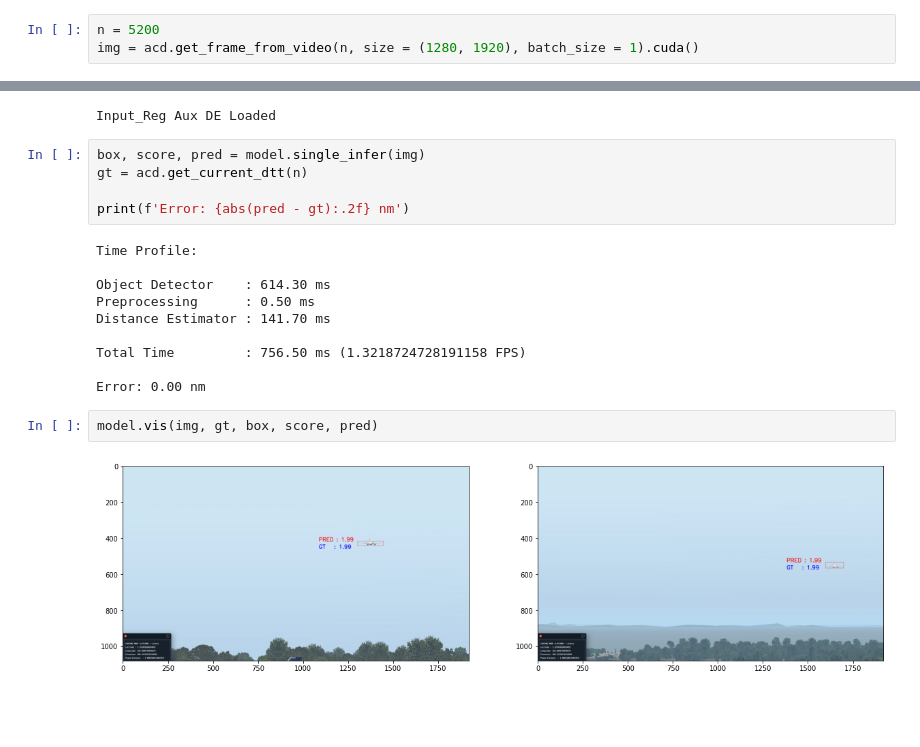
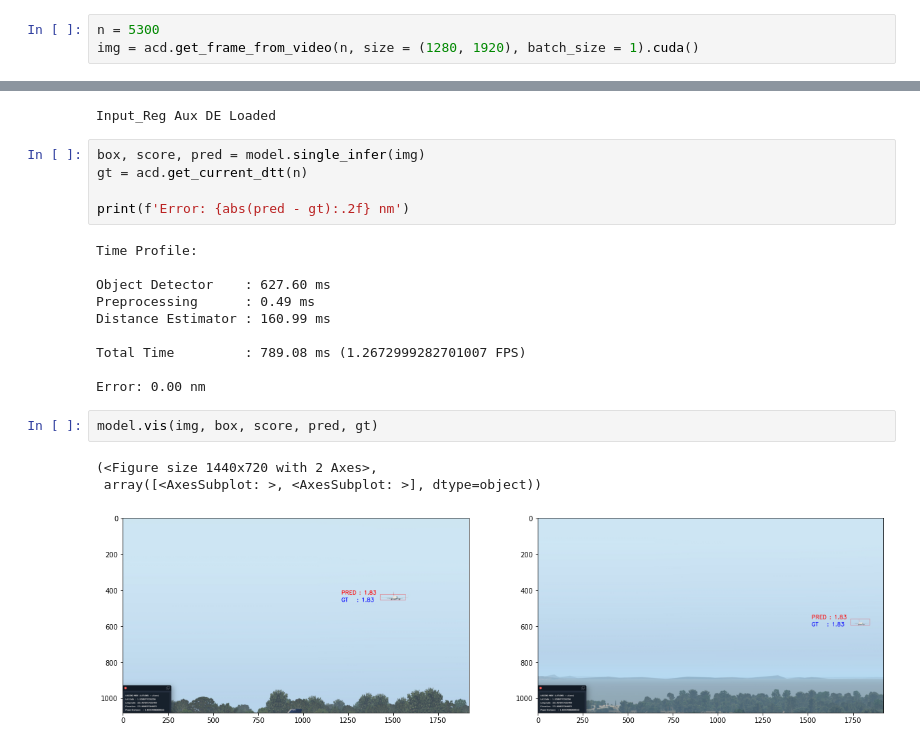
Before and after one commit to gjamesgoenawan/deep-dtt-estimation, a Jupyter notebook: demo_end2end.ipynb, the cells around one changed output, grey strips where cells are left out. Cells and saved outputs as stored; diff of their text form; blank space fills up the shorter version.

```diff
--- a/demo_end2end.ipynb
+++ b/demo_end2end.ipynb
@@ -20,7 +20,7 @@ data_sources = [[f'{dataset_directory}/t{t}/r{r}/w{w}/{data_index}/data.pkl', f'
 # Dataset Class Initialization
 acd = aircraft_camera_data(data_sources = data_sources, touchdown_target_lat_lon = touchdown_target_lat_lon)
 # %%
-n = 5200
+n = 5300
 img = acd.get_frame_from_video(n, size = (1280, 1920), batch_size = 1).cuda()
 # %%
 offset = [[19.75390625, 248.5, 9.0, 5.5], [5.056640625, 248.5, 10.109375, 4.5]]
@@ -36,14 +36,16 @@ print(f'Error: {abs(pred - gt):.2f} nm')
 # %% [output]
 Time Profile:
 
-Object Detector    : 614.30 ms
-Preprocessing      : 0.50 ms
-Distance Estimator : 141.70 ms
+Object Detector    : 627.60 ms
+Preprocessing      : 0.49 ms
+Distance Estimator : 160.99 ms
 
-Total Time         : 756.50 ms (1.3218724728191158 FPS)
+Total Time         : 789.08 ms (1.2672999282701007 FPS)
 
 Error: 0.00 nm
 # %%
-model.vis(img, gt, box, score, pred)
+model.vis(img, box, score, pred, gt)
 # %% [output]
+(<Figure size 1440x720 with 2 Axes>,
+ array([<AxesSubplot: >, <AxesSubplot: >], dtype=object))
-[figure, old version]
+[figure, new version]
```
Also changed, not shown: parts of 1 cell of this notebook, 16 other files.
